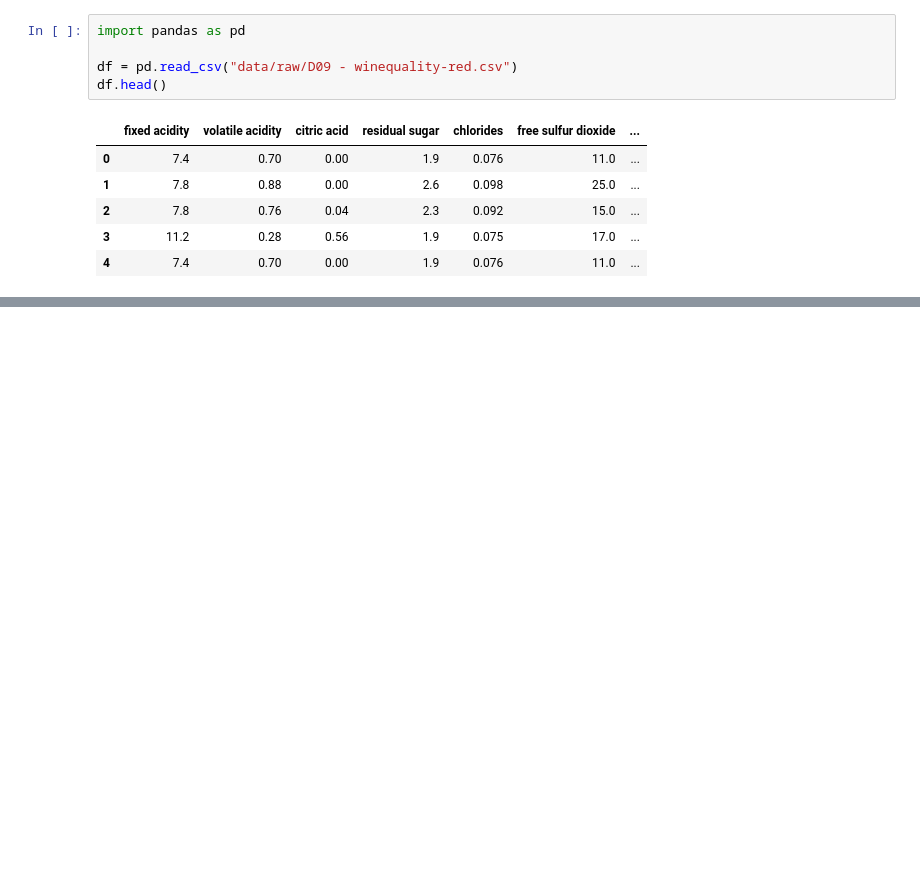
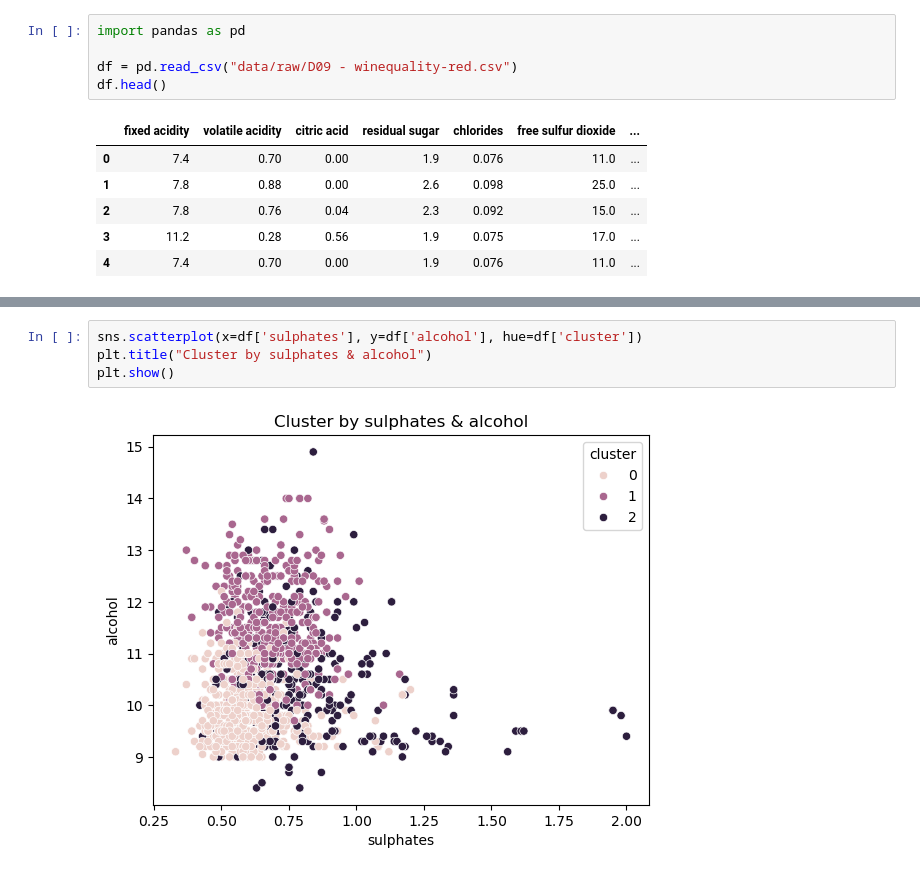
Before and after one commit to TuanN05/Winequality_DataMining, a Jupyter notebook: visualization_kmeans.ipynb, the cells around one changed output, grey strips where cells are left out. Cells and saved outputs as stored; diff of their text form; blank space fills up the shorter version.

```diff
--- a/visualization_kmeans.ipynb
+++ b/visualization_kmeans.ipynb
@@ -32,0 +67,6 @@ plt.show()
+# %%
+sns.scatterplot(x=df['sulphates'], y=df['alcohol'], hue=df['cluster'])
+plt.title("Cluster by sulphates & alcohol")
+plt.show()
+# %% [output]
+[figure, added]
```
Also changed, not shown: parts of 10 cells of this notebook.
